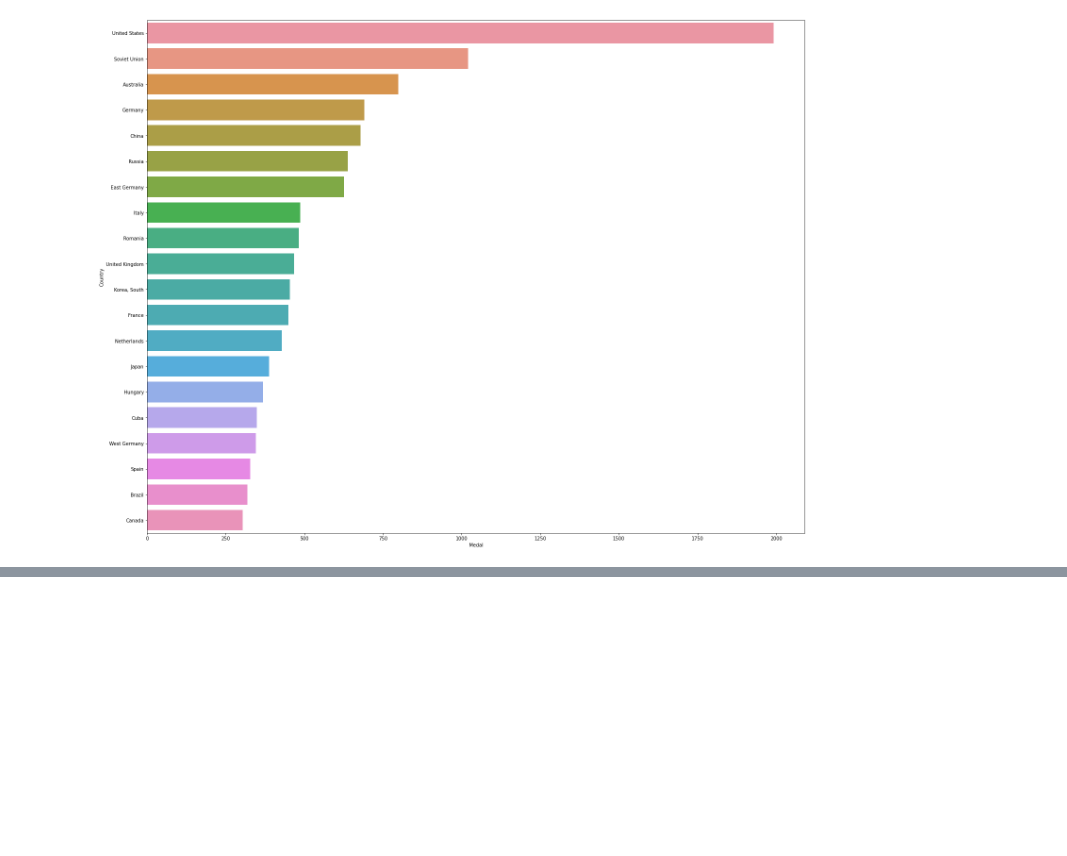
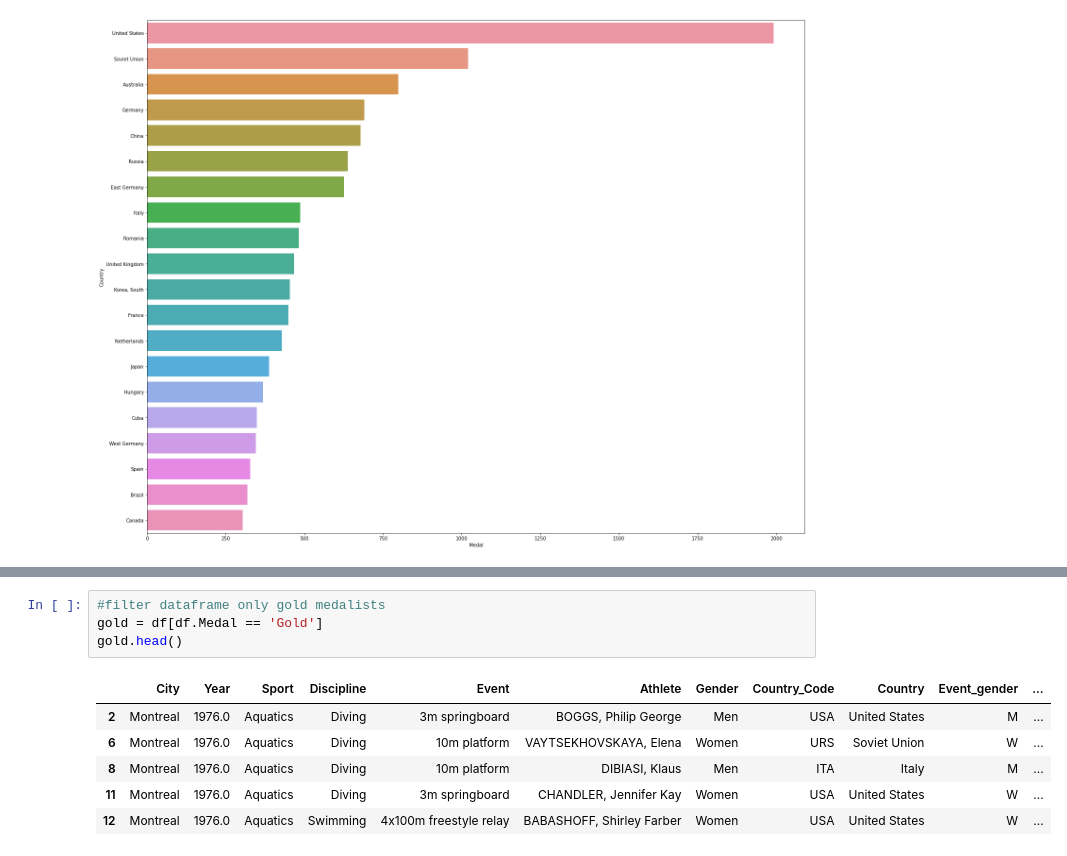
Before and after one commit to liyaSileshi/Summer-Olympics, a Jupyter notebook: notebooks/olympics.ipynb, the cells around one changed output, grey strips where cells are left out. Drawn from its saved outputs; the diff is of its cells as text; blank space fills up the shorter version.

```diff
--- a/notebooks/olympics.ipynb
+++ b/notebooks/olympics.ipynb
@@ -74,0 +92,11 @@ sns.barplot(x = top20.Medal, y = top20.Country)
+# %%
+#filter dataframe only gold medalists
+gold = df[df.Medal == 'Gold']
+gold.head()
+# %% [output]
+|  | City | Year | Sport | Discipline | Event | Athlete | Gender | Country_Code | Country | Event_gender | ... |
+| 2 | Montreal | 1976.0 | Aquatics | Diving | 3m springboard | BOGGS, Philip George | Men | USA | United States | M | ... |
+| 6 | Montreal | 1976.0 | Aquatics | Diving | 10m platform | VAYTSEKHOVSKAYA, Elena | Women | URS | Soviet Union | W | ... |
+| 8 | Montreal | 1976.0 | Aquatics | Diving | 10m platform | DIBIASI, Klaus | Men | ITA | Italy | M | ... |
+| 11 | Montreal | 1976.0 | Aquatics | Diving | 3m springboard | CHANDLER, Jennifer Kay | Women | USA | United States | W | ... |
+| 12 | Montreal | 1976.0 | Aquatics | Swimming | 4x100m freestyle relay | BABASHOFF, Shirley Farber | Women | USA | United States | W | ... |
```
Also changed, not shown: parts of 7 cells of this notebook.
